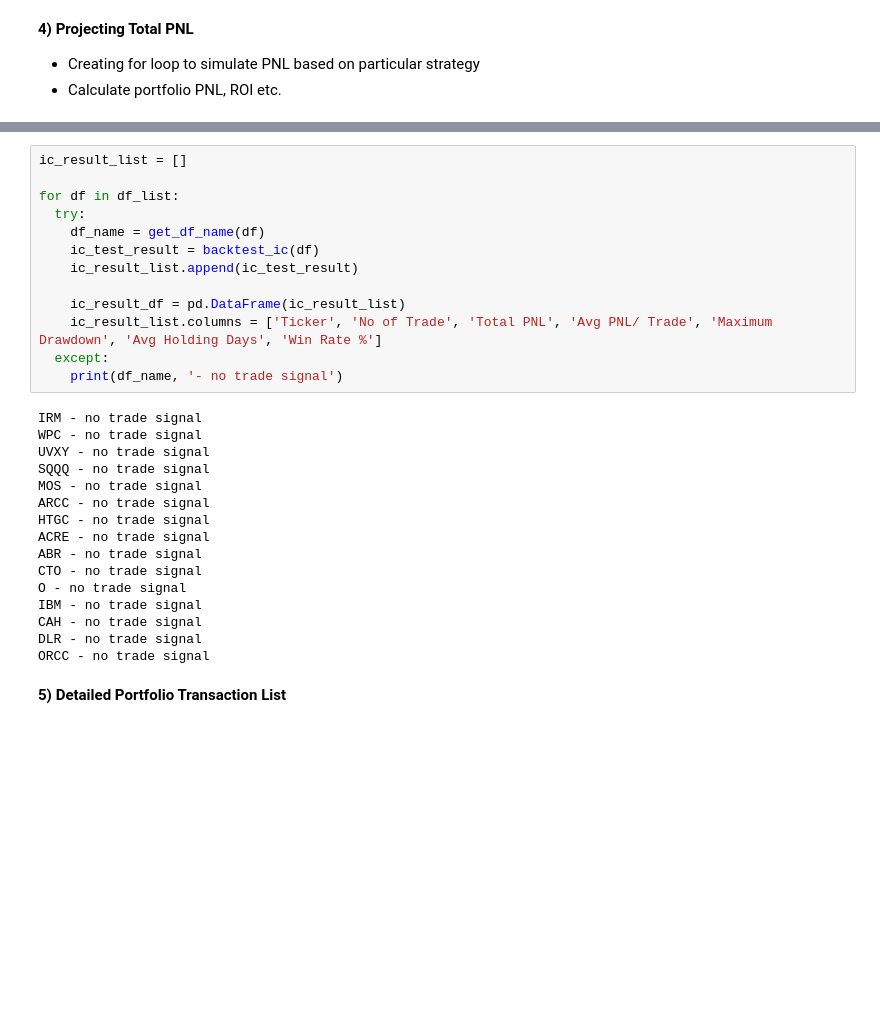
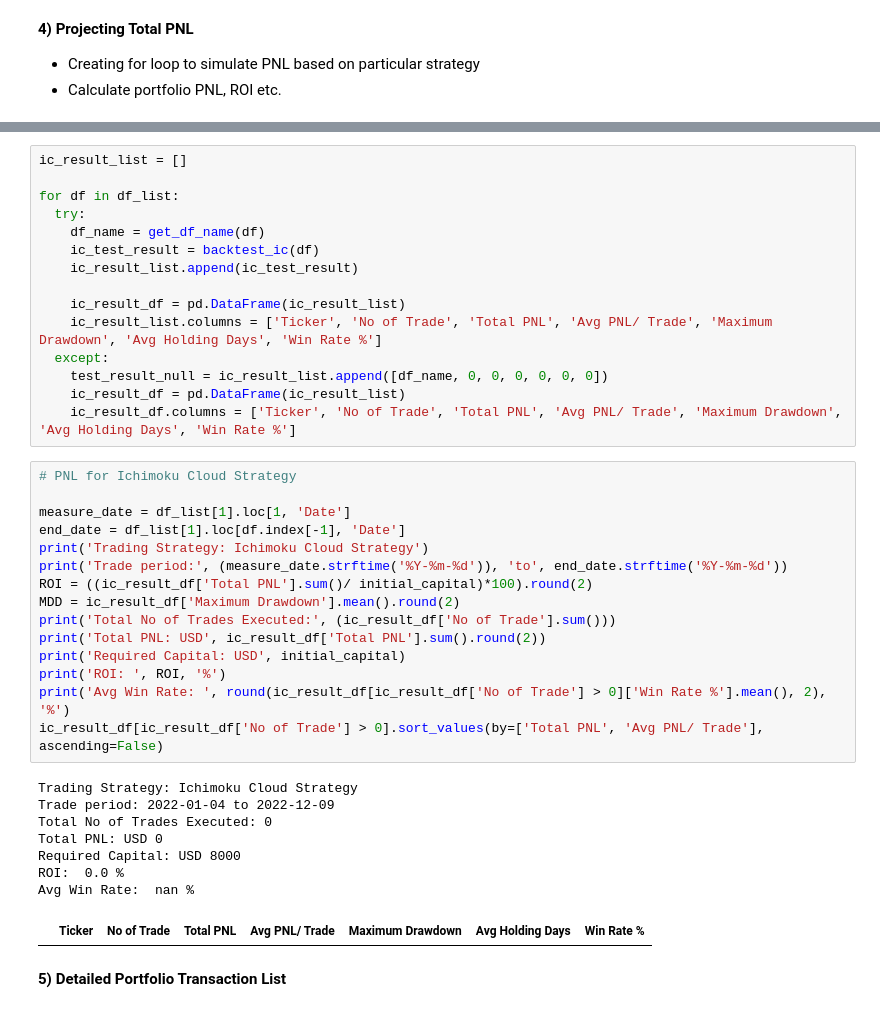
Before and after one commit to jade-lam/AlgorithmicTrading, a Jupyter notebook: US Stocks - Backtesting & PNL Calculation.ipynb, the cells around one changed output, grey strips where cells are left out. Saved outputs shown, nothing was run; the diff lists cells and outputs as text; blank space fills up the shorter version.

```diff
--- a/US Stocks - Backtesting & PNL Calculation.ipynb
+++ b/US Stocks - Backtesting & PNL Calculation.ipynb
@@ -1013,23 +982,33 @@ for df in df_list:
     ic_result_df = pd.DataFrame(ic_result_list)
     ic_result_list.columns = ['Ticker', 'No of Trade', 'Total PNL', 'Avg PNL/ Trade', 'Maximum Drawdown', 'Avg Holding Days', 'Win Rate %']
   except:
-    print(df_name, '- no trade signal')
+    test_result_null = ic_result_list.append([df_name, 0, 0, 0, 0, 0, 0])
+    ic_result_df = pd.DataFrame(ic_result_list)
+    ic_result_df.columns = ['Ticker', 'No of Trade', 'Total PNL', 'Avg PNL/ Trade', 'Maximum Drawdown', 'Avg Holding Days', 'Win Rate %']
-# %% [output]
-IRM - no trade signal
-WPC - no trade signal
-UVXY - no trade signal
-SQQQ - no trade signal
-MOS - no trade signal
-ARCC - no trade signal
-HTGC - no trade signal
-ACRE - no trade signal
-ABR - no trade signal
-CTO - no trade signal
-O - no trade signal
-IBM - no trade signal
-CAH - no trade signal
-DLR - no trade signal
-ORCC - no trade signal
+# %%
+# PNL for Ichimoku Cloud Strategy
+
+measure_date = df_list[1].loc[1, 'Date']
+end_date = df_list[1].loc[df.index[-1], 'Date']
+print('Trading Strategy: Ichimoku Cloud Strategy')
+print('Trade period:', (measure_date.strftime('%Y-%m-%d')), 'to', end_date.strftime('%Y-%m-%d'))
+ROI = ((ic_result_df['Total PNL'].sum()/ initial_capital)*100).round(2)
+MDD = ic_result_df['Maximum Drawdown'].mean().round(2)
+print('Total No of Trades Executed:', (ic_result_df['No of Trade'].sum()))
+print('Total PNL: USD', ic_result_df['Total PNL'].sum().round(2))
+print('Required Capital: USD', initial_capital)
+print('ROI: ', ROI, '%')
+print('Avg Win Rate: ', round(ic_result_df[ic_result_df['No of Trade'] > 0]['Win Rate %'].mean(), 2), '%')
+ic_result_df[ic_result_df['No of Trade'] > 0].sort_values(by=['Total PNL', 'Avg PNL/ Trade'], ascending=False)
+# %% [output]
+Trading Strategy: Ichimoku Cloud Strategy
+Trade period: 2022-01-04 to 2022-12-09
+Total No of Trades Executed: 0
+Total PNL: USD 0
+Required Capital: USD 8000
+ROI:  0.0 %
+Avg Win Rate:  nan %
+|  | Ticker | No of Trade | Total PNL | Avg PNL/ Trade | Maximum Drawdown | Avg Holding Days | Win Rate % |
 # %% [markdown]
 **5) Detailed Portfolio Transaction List**
 # %%
```
Also changed, not shown: parts of 10 cells of this notebook.
